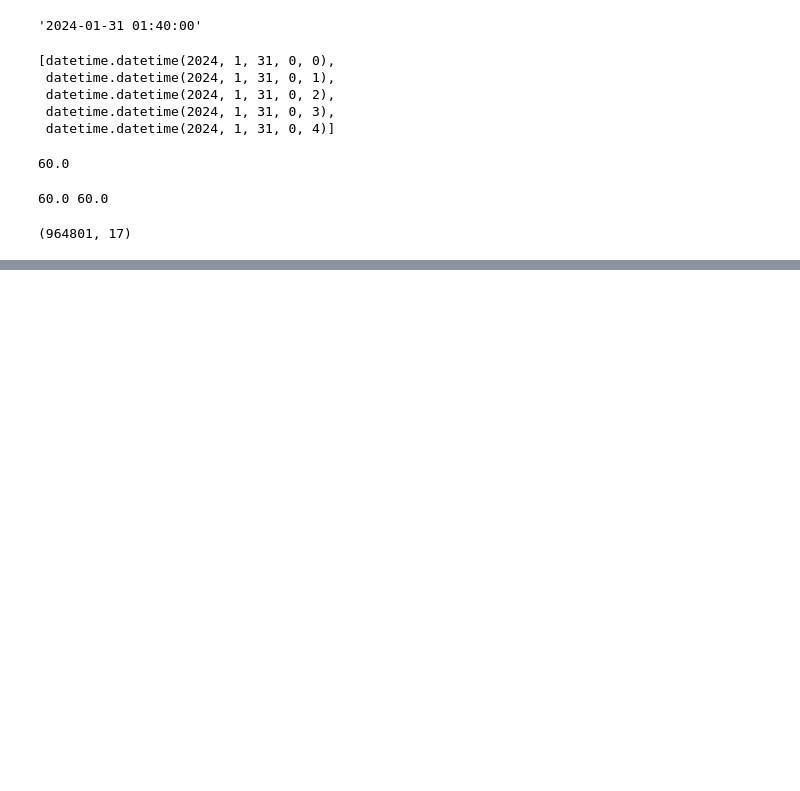
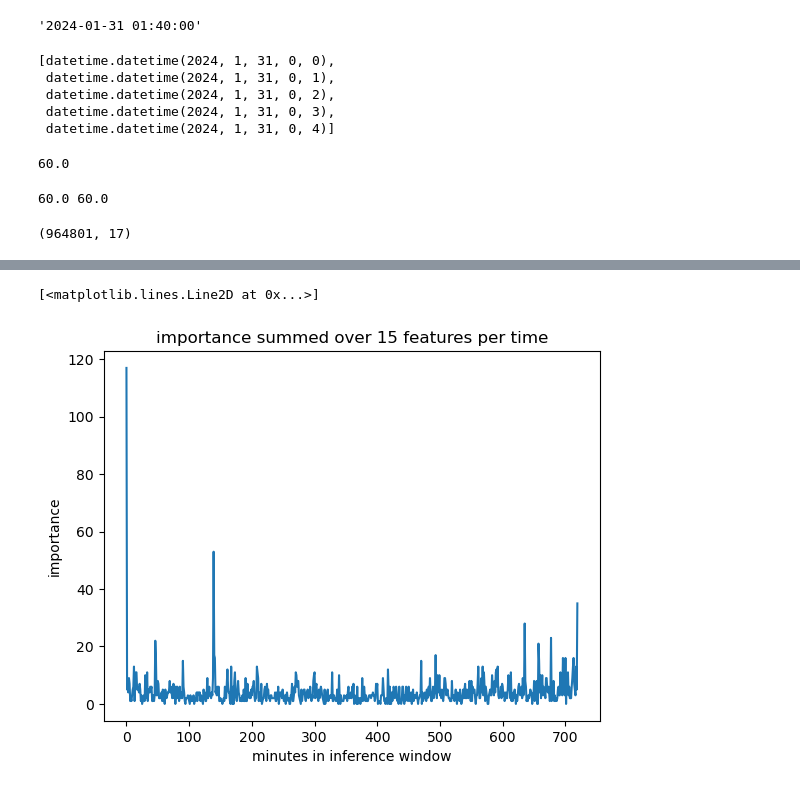
Before and after one commit to alexliebmanp/P288FinalProject, a Jupyter notebook: non_lstm.ipynb, the cells around one changed output, grey strips where cells are left out. Saved outputs shown, nothing was run; the diff lists cells and outputs as text; code cells hidden in the pictures; blank space fills up the shorter version.

```diff
--- a/non_lstm.ipynb
+++ b/non_lstm.ipynb
@@ -53,0 +141,13 @@ plt.plot(full_data_arr[:,-7])
+# %%
+imp = lgbm.feature_importances_
+folded = [0 for i in range(720)]
+for i in range(len(folded)):
+    folded[i] = np.sum(imp[15*i:15*(i+1)])
+
+plt.title("importance summed over 15 features per time")
+plt.ylabel("importance")
+plt.xlabel("minutes in inference window")
+plt.plot(folded)
+# %% [output]
+[<matplotlib.lines.Line2D at 0x...>]
+[figure, added]
```
Also changed, not shown: parts of 11 cells of this notebook.
